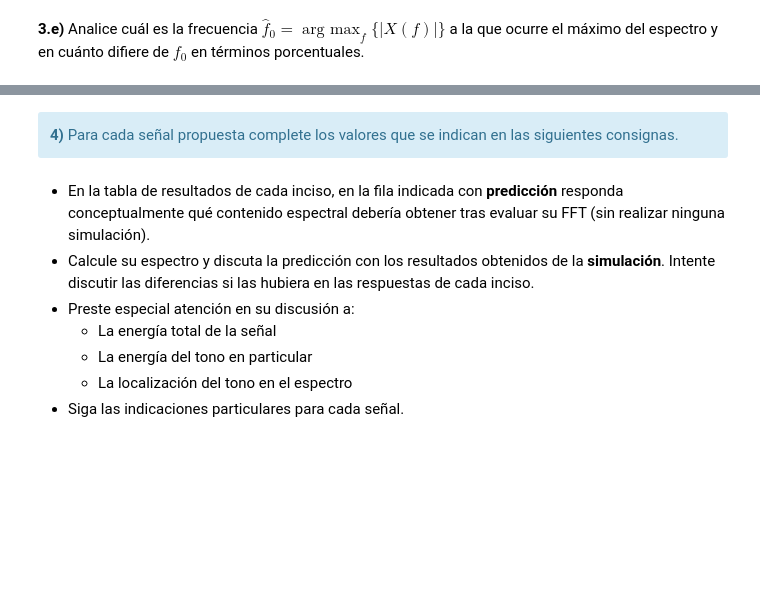
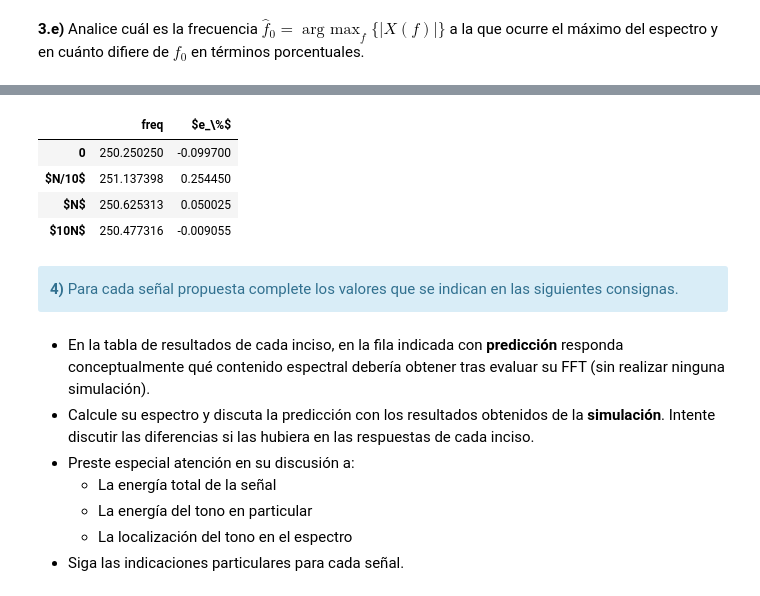
Before and after one commit to FabianVillada/PDS_TPs, a Jupyter notebook: TP1_Muestreo_Fourier.ipynb, the cells around one changed output, grey strips where cells are left out. Drawn from its saved outputs; the diff is of its cells as text; code cells hidden in the pictures; blank space fills up the shorter version.

```diff
--- a/TP1_Muestreo_Fourier.ipynb
+++ b/TP1_Muestreo_Fourier.ipynb
@@ -607,3 +593,55 @@ SyntaxError: invalid syntax (<ipython-input-5-5e2388658887>, line 101)
+# %%
+#######################################
+# Tu simulación que genere resultados #
+#######################################
+import numpy as np
+from pandas import DataFrame
+from IPython.display import HTML
+from scipy.fftpack import fft
+
+
+def generador_senoidal (fs, f0, N, a0, p0):
+
+    tt=np.arange(N/fs , step=1/fs)
+    xx = a0 * np.sin( 2 * np.pi * f0 * tt + p0 )
+
+    return tt, xx
+
+N  = 1000 # muestras
+fs = 1000 # Hz
+a0 = 1       # Volts
+p0 = np.pi/4  # radianes
+f=0.5
+fo=  fs/4+f
+
+mj = [0, int(N/10), N, 10*N]
+tus_resultados = []
+freq = []
+
+for m in mj:
+    tt, xx = generador_senoidal( fs, fs/4+f, N, a0 , p0)
+    x = np.concatenate((xx, np.zeros(m)))
+    fft1 = fft(x)
+    frqs =  np.linspace( start= 0, stop= fs ,num = N+m)
+    idx = np.argmax(np.abs(fft1))
+    freq.append(frqs[idx] )
+    resultado = (frqs[idx]-fo)*100/fo
+    tus_resultados.append(resultado)
+
+#tus_resultados = (tus_resultados - tus_resultados[0]) * 100/tus_resultados[0]
+d = {'freq': freq, '$e_\%$': tus_resultados}
+df = DataFrame(data = d,
+               index=['0',
+                      '$N/10$',
+                      '$N$',
+                      '$10N$'])
+HTML(df.to_html())
+# %% [output]
+|  | freq | $e_\%$ |
+| 0 | 250.250250 | -0.099700 |
+| $N/10$ | 251.137398 | 0.254450 |
+| $N$ | 250.625313 | 0.050025 |
+| $10N$ | 250.477316 | -0.009055 |
 # %% [markdown]
 <div class="alert alert-block alert-info">
 <b>4)</b>
```
Also changed, not shown: parts of 7 cells of this notebook.
